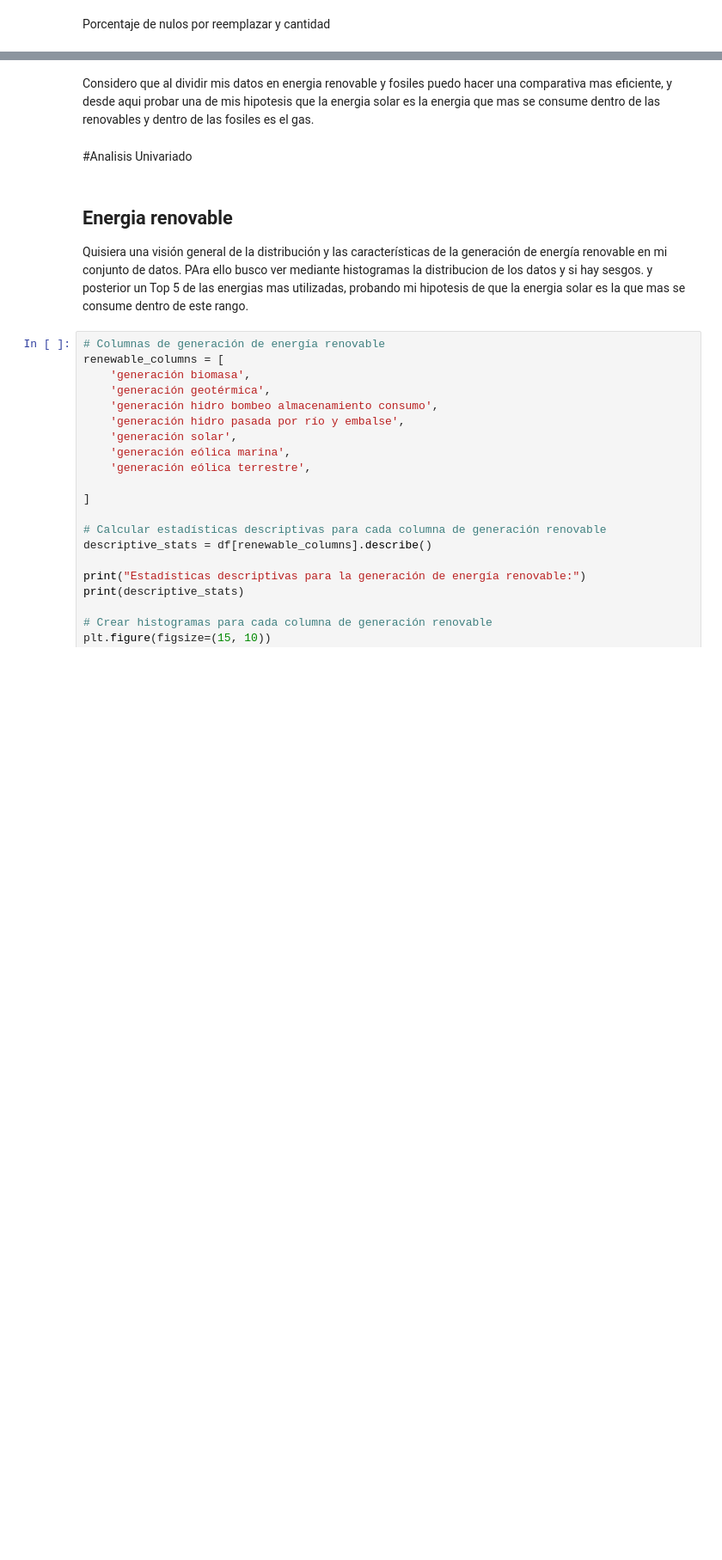
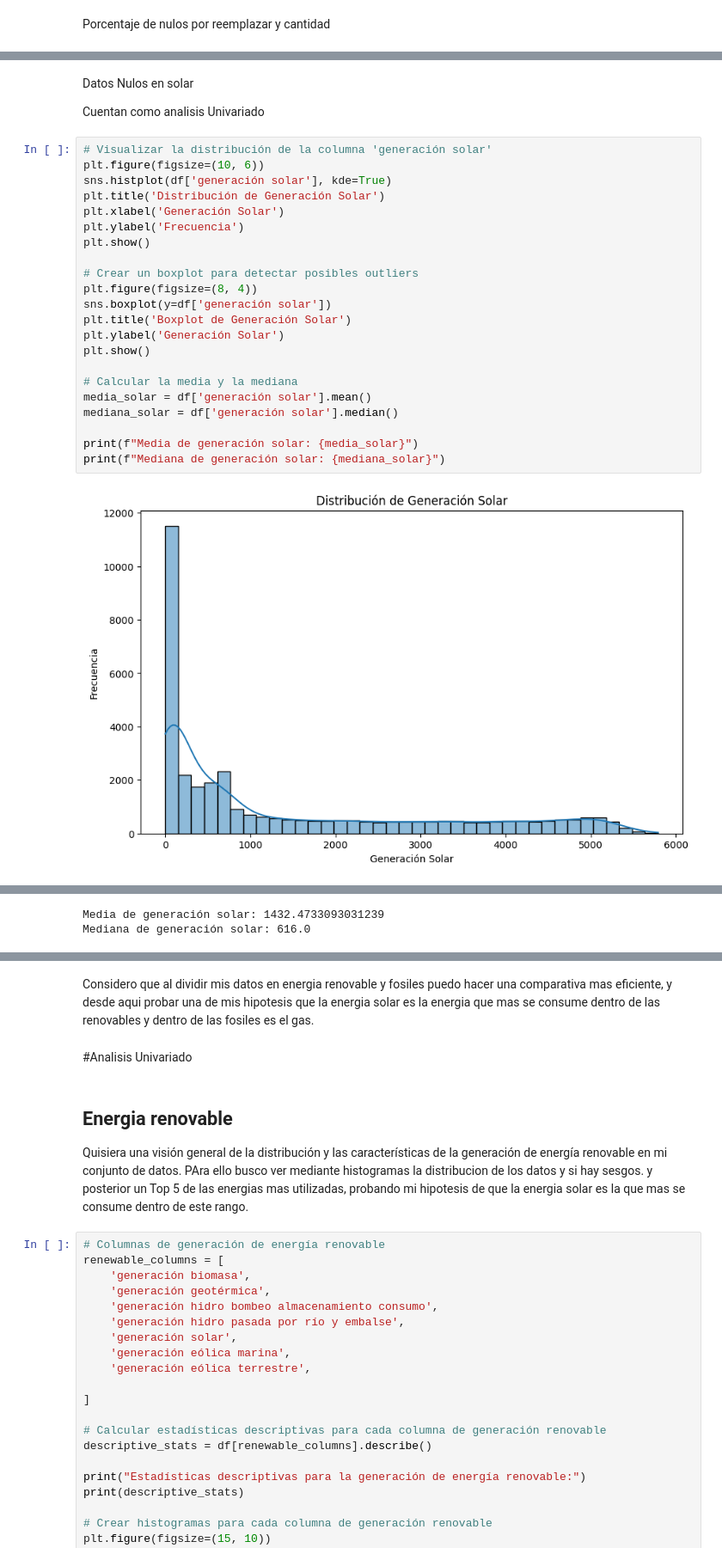
Before and after one commit to Rociosamudio/Machine-Learning-Data-Science-II, a Jupyter notebook: actividad_práctica_APIS_"LizRocio_SamudioRuiz”.ipynb, the cells around one changed output, grey strips where cells are left out. Shown at 86% size. Cells and saved outputs as stored; diff of their text form; blank space fills up the shorter version.

```diff
--- a/actividad_práctica_APIS_"LizRocio_SamudioRuiz”.ipynb
+++ b/actividad_práctica_APIS_"LizRocio_SamudioRuiz”.ipynb
@@ -714,0 +715,28 @@ precio real                                                  0.000000
+# %% [markdown]
+Datos Nulos en solar
+
+Cuentan como analisis Univariado
+# %%
+# Visualizar la distribución de la columna 'generación solar'
+plt.figure(figsize=(10, 6))
+sns.histplot(df['generación solar'], kde=True)
+plt.title('Distribución de Generación Solar')
+plt.xlabel('Generación Solar')
+plt.ylabel('Frecuencia')
+plt.show()
+
+# Crear un boxplot para detectar posibles outliers
+plt.figure(figsize=(8, 4))
+sns.boxplot(y=df['generación solar'])
+plt.title('Boxplot de Generación Solar')
+plt.ylabel('Generación Solar')
+plt.show()
+
+# Calcular la media y la mediana
+media_solar = df['generación solar'].mean()
+mediana_solar = df['generación solar'].median()
+
+print(f"Media de generación solar: {media_solar}")
+print(f"Mediana de generación solar: {mediana_solar}")
+# %% [output]
+[figure, added]
@@ -714,0 +744,2 @@ precio real                                                  0.000000
+Media de generación solar: 1432.4733093031239
+Mediana de generación solar: 616.0
```
Also changed, not shown: parts of 25 cells of this notebook.
